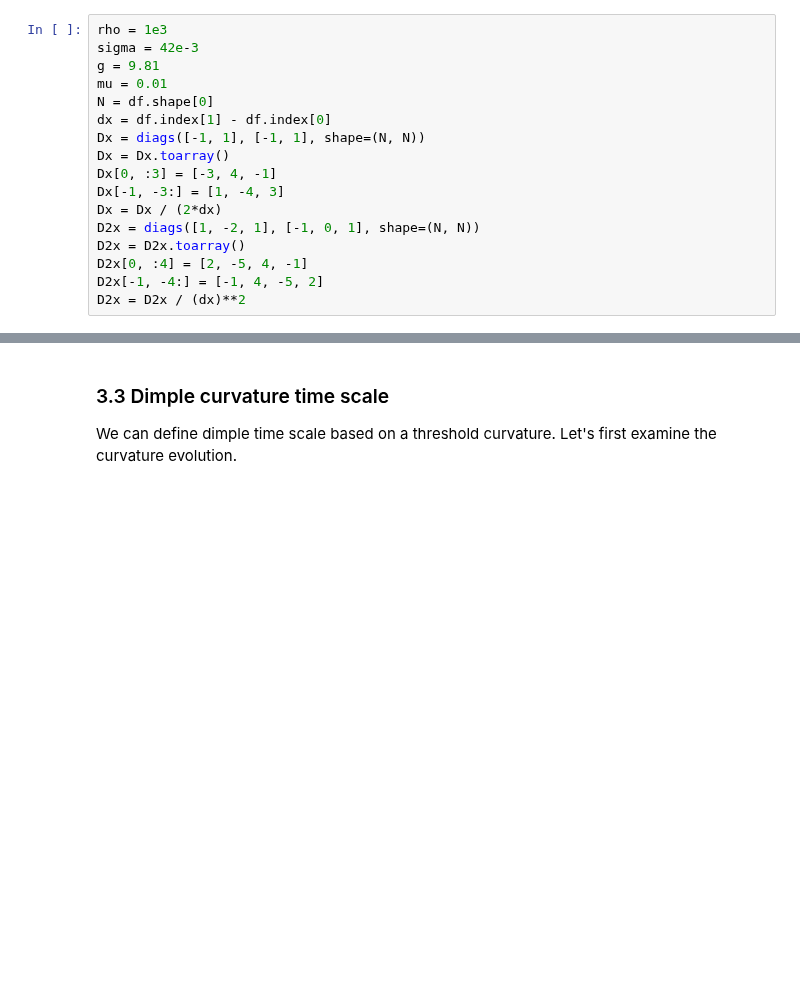
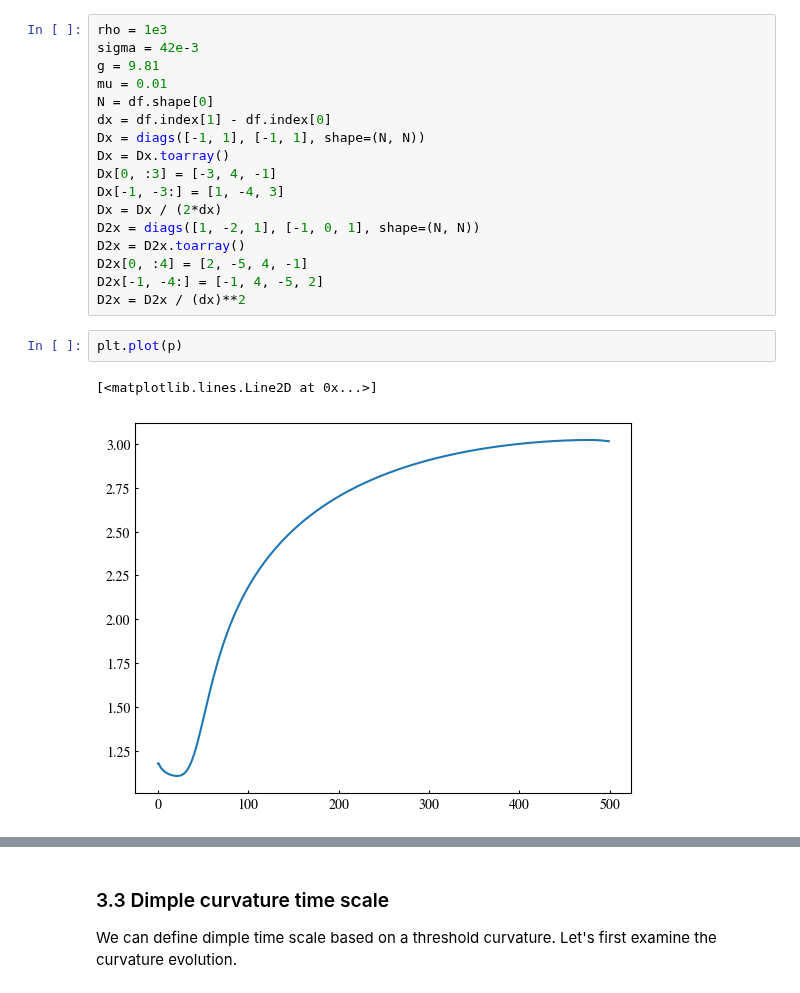
Before and after one commit to ZLoverty/WPM, a Jupyter notebook: Code/Response_to_reviewers.ipynb, the cells around one changed output, grey strips where cells are left out. Saved outputs shown, nothing was run; the diff lists cells and outputs as text; blank space fills up the shorter version.

```diff
--- a/Code/Response_to_reviewers.ipynb
+++ b/Code/Response_to_reviewers.ipynb
@@ -333,6 +345,11 @@ D2x = D2x.toarray()
 D2x[0, :4] = [2, -5, 4, -1]
 D2x[-1, -4:] = [-1, 4, -5, 2]
 D2x = D2x / (dx)**2
+# %%
+plt.plot(p)
+# %% [output]
+[<matplotlib.lines.Line2D at 0x...>]
+[figure, added]
 # %%
 fig, ax = plt.subplots(figsize=(3.5, 3), dpi=300, sharey=True, sharex=True, gridspec_kw={'wspace': 0.1})
 p_dimple = []
```
Also changed, not shown: parts of 71 cells of this notebook, 1 other file.
